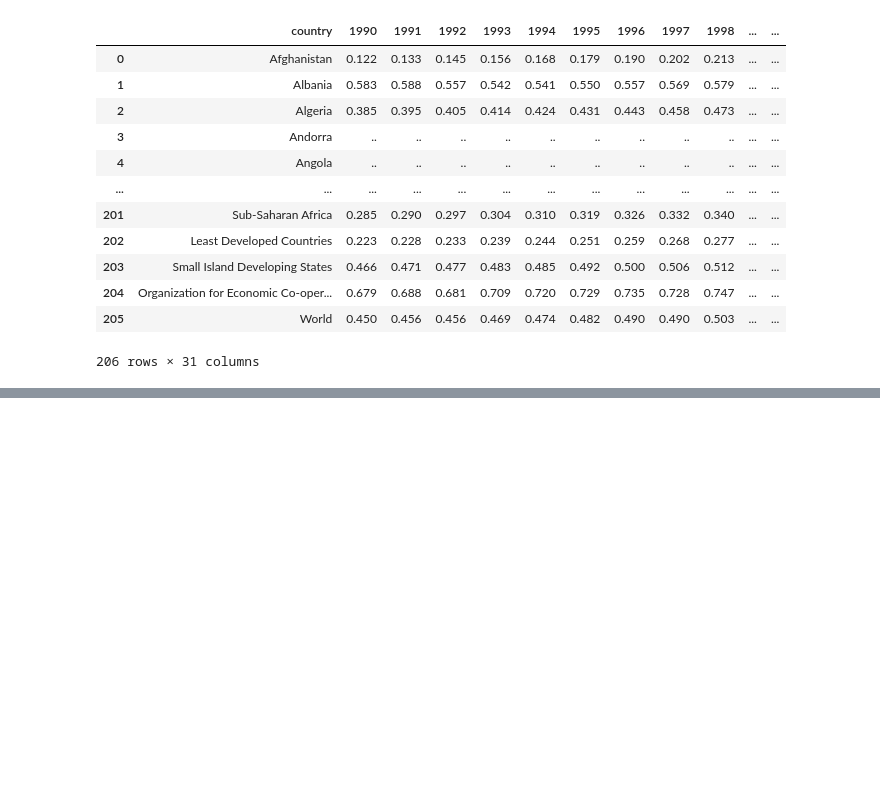
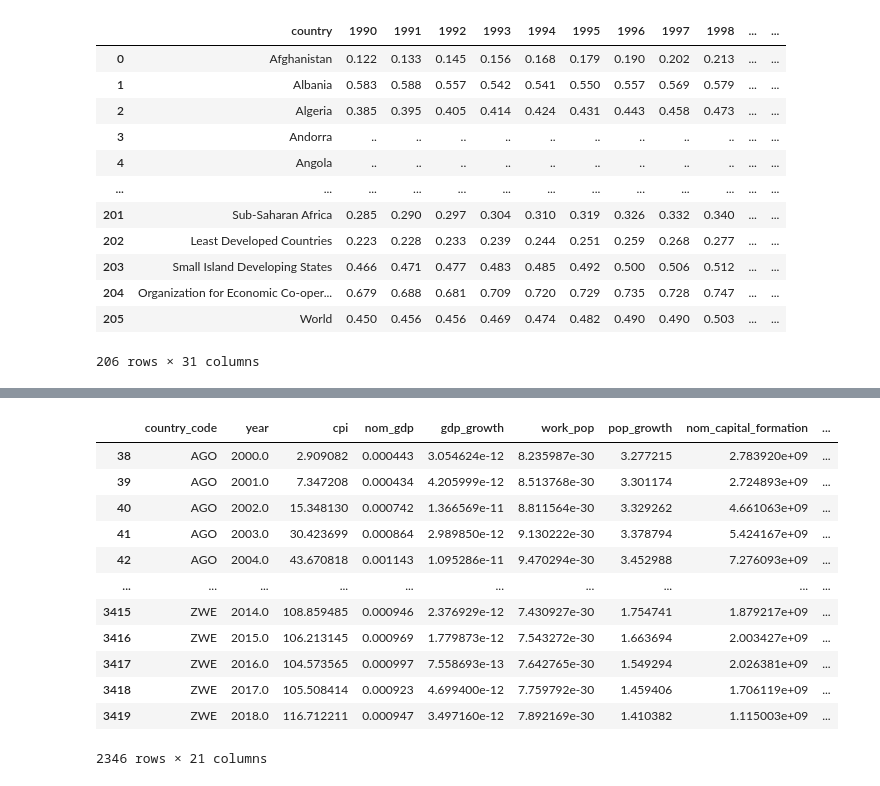
Before and after one commit to iatrogenic/Solow-TPROG, a Jupyter notebook: Modeling_data.ipynb, the cells around one changed output, grey strips where cells are left out. Saved outputs shown, nothing was run; the diff lists cells and outputs as text; code cells hidden in the pictures; blank space fills up the shorter version.

```diff
--- a/Modeling_data.ipynb
+++ b/Modeling_data.ipynb
@@ -69,0 +187,68 @@ model.summary()
+# %%
+# data transformation & creation
+
+# create: inflation-adjusted gdp and capital stock
+df['real_gdp'] = df['nom_gdp'] / (df['cpi'] / 100)
+df['real_capital_formation'] = df['nom_capital_formation'] / (df['cpi'] / 100)
+
+# create: capital share of income
+df['capital_share_income'] = 1 - df['labour_share_income']
+
+# adjust units of real capital stock
+#df['real_capital_stock'] = df['real_capital_stock'] * 1000000
+
+# adjust units of gdp growth
+df['gdp_growth'] = df['gdp_growth'] / 100
+
+# adjust units of population growth
+df['pop_growth'] = df['pop_growth']
+
+# adjust units
+df['work_pop'] = df['work_pop'] / 1000000
+
+# adjust unit
+df['real_y'] = df['real_y'] * 100
+
+# adjust units
+df['real_k'] = df['real_k'] * 100
+
+# create: real gdp per working-age population (in millions of US dollars)
+df['real_gdp_per_work_pop'] = df['real_gdp'] / df['work_pop']
+
+# create: real capital stock's share of real gdp (savings)
+#df['savings'] =  (df['real_capital_formation'] / df['real_gdp']) / 100
+df['savings'] = df['kgdp'] / 100
+
+df
+
+# variables to scale:
+
+# nom_gdp
+# nom_capital_formation
+# pop
+# nom_capital_stock
+# real_y
+# real_k
+# real_gdp
+# real_capital_formation
+# real_gdp_per_work_pop
+
+normalized_df = df.copy()
+normalized_df['nom_gdp'] = df['nom_gdp']/df['nom_gdp'].max()
+
+normalized_df
+# any daat transformation here
+# %% [output]
+|  | country_code | year | cpi | nom_gdp | gdp_growth | work_pop | pop_growth | nom_capital_formation | ... |
+| 38 | AGO | 2000.0 | 2.909082 | 0.000443 | 3.054624e-12 | 8.235987e-30 | 3.277215 | 2.783920e+09 | ... |
+| 39 | AGO | 2001.0 | 7.347208 | 0.000434 | 4.205999e-12 | 8.513768e-30 | 3.301174 | 2.724893e+09 | ... |
+| 40 | AGO | 2002.0 | 15.348130 | 0.000742 | 1.366569e-11 | 8.811564e-30 | 3.329262 | 4.661063e+09 | ... |
+| 41 | AGO | 2003.0 | 30.423699 | 0.000864 | 2.989850e-12 | 9.130222e-30 | 3.378794 | 5.424167e+09 | ... |
+| 42 | AGO | 2004.0 | 43.670818 | 0.001143 | 1.095286e-11 | 9.470294e-30 | 3.452988 | 7.276093e+09 | ... |
+| ... | ... | ... | ... | ... | ... | ... | ... | ... | ... |
+| 3415 | ZWE | 2014.0 | 108.859485 | 0.000946 | 2.376929e-12 | 7.430927e-30 | 1.754741 | 1.879217e+09 | ... |
+| 3416 | ZWE | 2015.0 | 106.213145 | 0.000969 | 1.779873e-12 | 7.543272e-30 | 1.663694 | 2.003427e+09 | ... |
+| 3417 | ZWE | 2016.0 | 104.573565 | 0.000997 | 7.558693e-13 | 7.642765e-30 | 1.549294 | 2.026381e+09 | ... |
+| 3418 | ZWE | 2017.0 | 105.508414 | 0.000923 | 4.699400e-12 | 7.759792e-30 | 1.459406 | 1.706119e+09 | ... |
+| 3419 | ZWE | 2018.0 | 116.712211 | 0.000947 | 3.497160e-12 | 7.892169e-30 | 1.410382 | 1.115003e+09 | ... |
+2346 rows × 21 columns
```
Also changed, not shown: parts of 18 cells of this notebook.
